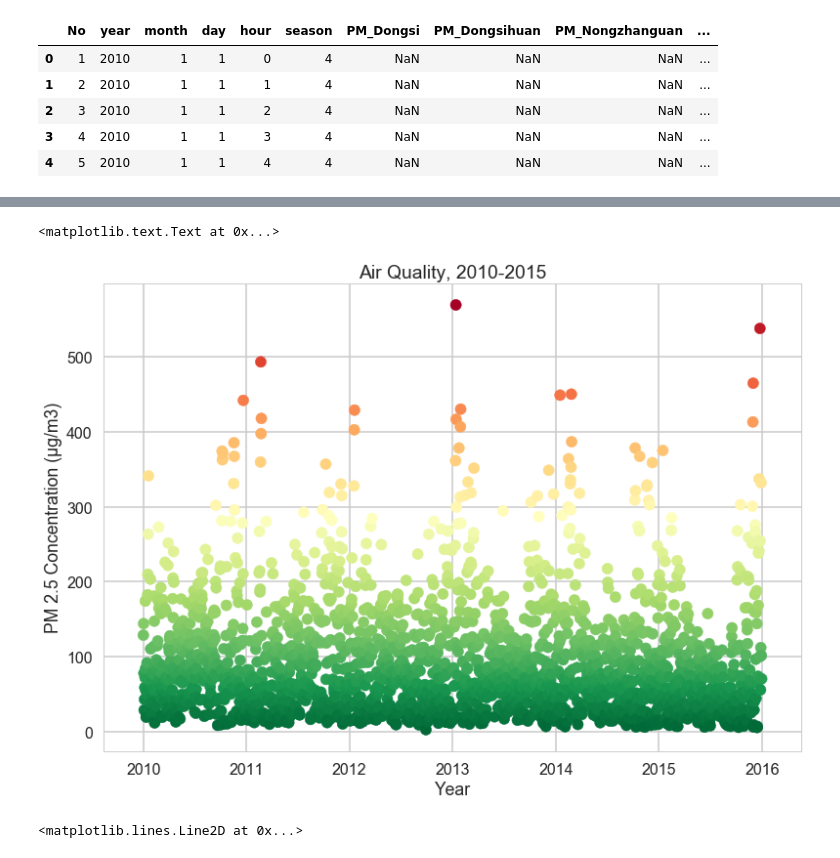
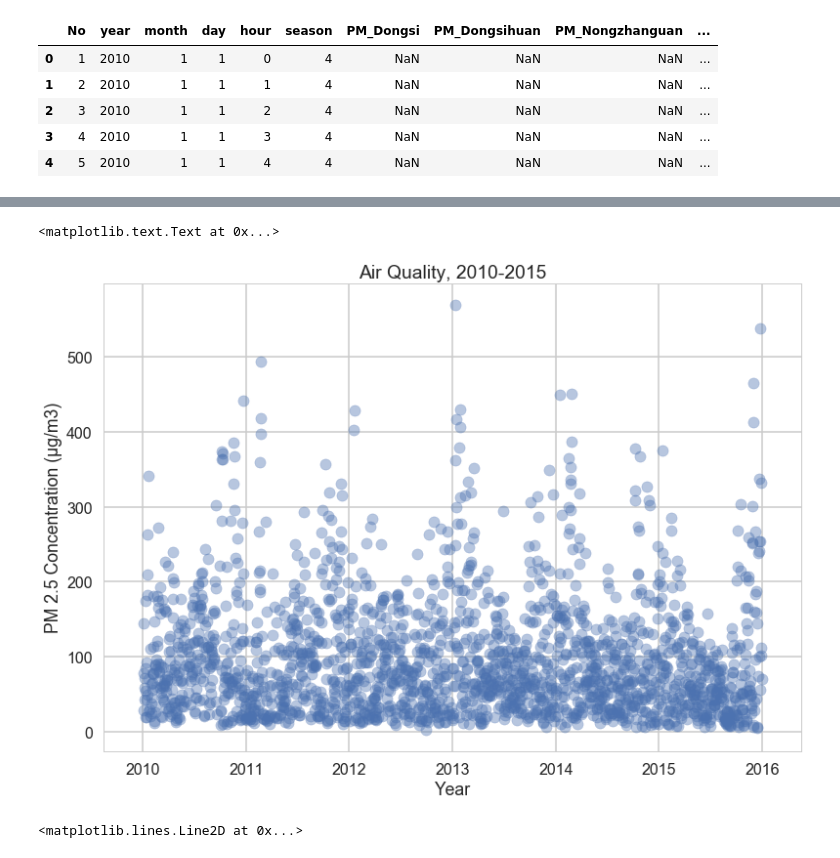
Before and after one commit to kevinlimk/BeijingPM2.5, a Jupyter notebook: BeijingPM25.ipynb, the cells around one changed output, grey strips where cells are left out. Cells and saved outputs as stored; diff of their text form; code cells hidden in the pictures.

```diff
--- a/BeijingPM25.ipynb
+++ b/BeijingPM25.ipynb
@@ -76,0 +94,8 @@ memory usage: 3.6+ MB
+# %%
+# Generate one column per direction (NW, NE, SE, SW) with the wind speed as the value in each column
+df_wind = df_wind.pivot(columns='wind_dir', values='wind_speed')
+# %%
+# Finish cleaning df_wind
+df_wind = df_wind.rename(columns={'cv': 'SW'})
+df_wind = df_wind.loc[:,'NE':'SW']
+df_wind.info()
@@ -76,0 +112,3 @@ memory usage: 3.6+ MB
+# %%
+# Replace all NaN with zero
+df_wind.fillna(0, inplace=True)
@@ -76,0 +127,3 @@ memory usage: 3.6+ MB
+# %%
+# Join df_wind to the main dataframe df
+df = pd.concat([df, df_wind], axis=1)
@@ -77,15 +140,16 @@ memory usage: 3.6+ MB
 # %%
+# Generate a simple scatter plot of daily mean PM2.5 concentration for entire time span
 scatter_y = df.pm25.resample('D').mean()
 scatter_x = df.pm25.resample('D').mean().index
-color = scatter_y
+#color = scatter_y
 
-plt.scatter(x = scatter_x, y = scatter_y, c = color, cmap = 'RdYlGn_r') # For later: Shift colormap down
+plt.scatter(x = scatter_x, y = scatter_y, alpha = 0.4)
 plt.xlabel('Year')
 plt.ylabel('PM 2.5 Concentration (μg/m3)')
 plt.title('Air Quality, 2010-2015')
 # %% [output]
 <matplotlib.text.Text at 0x...>
-[figure, old version]
+[figure, new version]
 # %%
 # Distribution of air quality for the period 2010-2015
 plt.figure()
```
Also changed, not shown: parts of 55 cells of this notebook.
